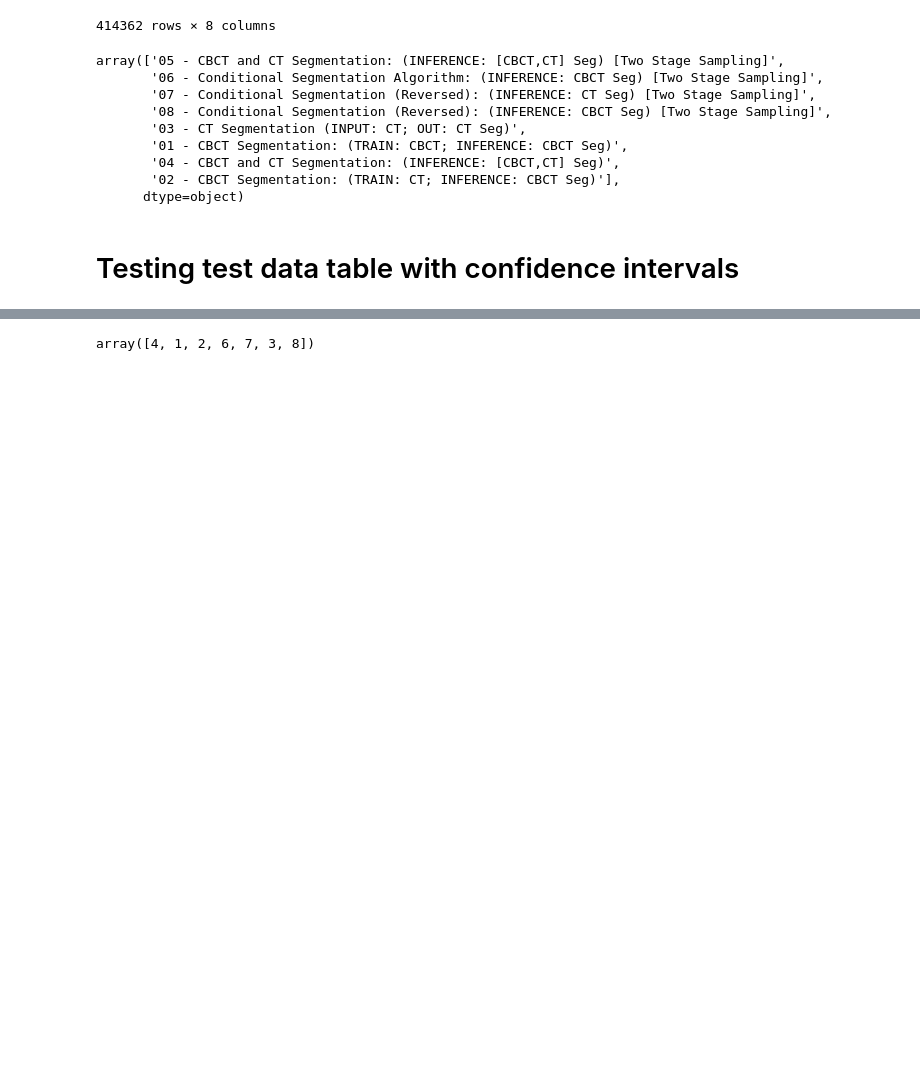
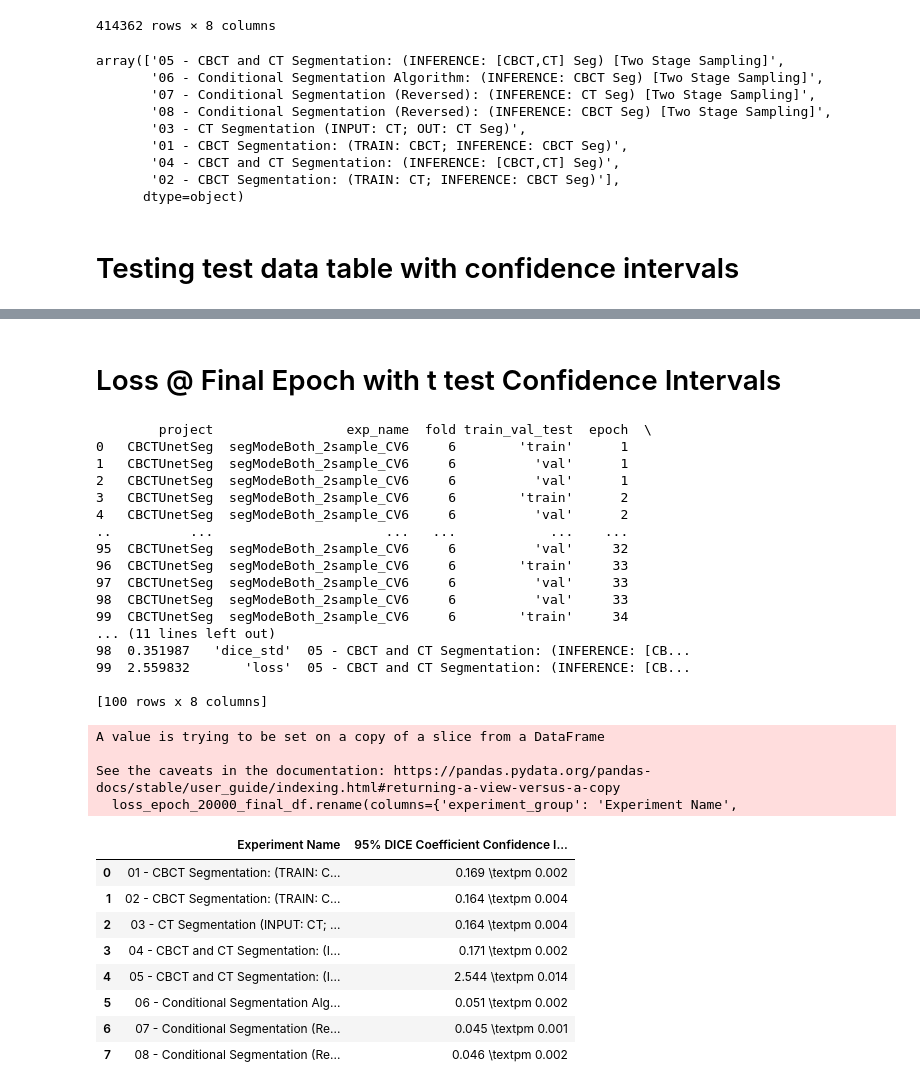
Before and after one commit to bottyBotz/conditional_segmentation_thesis, a Jupyter notebook: analysis.ipynb, the cells around one changed output, grey strips where cells are left out. Drawn from its saved outputs; the diff is of its cells as text; code cells hidden in the pictures; blank space fills up the shorter version.

```diff
--- a/analysis.ipynb
+++ b/analysis.ipynb
@@ -943,4 +980,49 @@ Method: 8
-# %%
-test_df.method.unique()
-# %% [output]
-array([4, 1, 2, 6, 7, 3, 8])
+# %% [markdown]
+# Loss @ Final Epoch with t test Confidence Intervals
+# %%
+loss_at_epoch_dataframe = df[(df['value_type'] == "'loss'") & (df['train_val_test'] == "'train'") & (df['epoch'] == 20000)]
+#print(loss_at_epoch_dataframe.head(100))
+test = loss_at_epoch_dataframe.groupby(['experiment_group', 'epoch'], as_index=False).agg({"value": np.mean})
+print(df[df['experiment_group'] == '05 - CBCT and CT Segmentation: (INFERENCE: [CBCT,CT] Seg) [Two Stage Sampling]'].head(100))
+#todo: is this correct?
+test['t_95_confidence_interval'] = test.apply(lambda row: st.t.interval(0.95, row['epoch'] - 1, loc=row['value'], scale=st.sem(loss_at_epoch_dataframe[loss_at_epoch_dataframe['experiment_group'] == row['experiment_group']]['value'])), axis=1)
+test['half_interval'] = test.apply(lambda row: (row['t_95_confidence_interval'][1] - row['t_95_confidence_interval'][0]) / 2, axis=1)
+test['formatted_ci'] = test.apply(lambda row: f"{row['value']:.3f} \\textpm {row['half_interval']:.3f}", axis=1)
+test[['experiment_group', 'formatted_ci']].head(50)
+
+loss_epoch_20000_final_df = test[['experiment_group', 'formatted_ci']]
+loss_epoch_20000_final_df.rename(columns={'experiment_group': 'Experiment Name',
+                   'formatted_ci': '95% DICE Coefficient Confidence Interval'}, inplace=True, errors = 'raise')
+
+loss_epoch_20000_final_df.head(10)
+# %% [output]
+        project                 exp_name  fold train_val_test  epoch  \
+0   CBCTUnetSeg  segModeBoth_2sample_CV6     6        'train'      1
+1   CBCTUnetSeg  segModeBoth_2sample_CV6     6          'val'      1
+2   CBCTUnetSeg  segModeBoth_2sample_CV6     6          'val'      1
+3   CBCTUnetSeg  segModeBoth_2sample_CV6     6        'train'      2
+4   CBCTUnetSeg  segModeBoth_2sample_CV6     6          'val'      2
+..          ...                      ...   ...            ...    ...
+95  CBCTUnetSeg  segModeBoth_2sample_CV6     6          'val'     32
+96  CBCTUnetSeg  segModeBoth_2sample_CV6     6        'train'     33
+97  CBCTUnetSeg  segModeBoth_2sample_CV6     6          'val'     33
+98  CBCTUnetSeg  segModeBoth_2sample_CV6     6          'val'     33
+99  CBCTUnetSeg  segModeBoth_2sample_CV6     6        'train'     34
+... (11 lines left out)
+98  0.351987   'dice_std'  05 - CBCT and CT Segmentation: (INFERENCE: [CB...
+99  2.559832       'loss'  05 - CBCT and CT Segmentation: (INFERENCE: [CB...
+
+[100 rows x 8 columns]
+A value is trying to be set on a copy of a slice from a DataFrame
+
+See the caveats in the documentation: https://pandas.pydata.org/pandas-docs/stable/user_guide/indexing.html#returning-a-view-versus-a-copy
+  loss_epoch_20000_final_df.rename(columns={'experiment_group': 'Experiment Name',
+|  | Experiment Name | 95% DICE Coefficient Confidence I... |
+| 0 | 01 - CBCT Segmentation: (TRAIN: C... | 0.169 \textpm 0.002 |
+| 1 | 02 - CBCT Segmentation: (TRAIN: C... | 0.164 \textpm 0.004 |
+| 2 | 03 - CT Segmentation (INPUT: CT; ... | 0.164 \textpm 0.004 |
+| 3 | 04 - CBCT and CT Segmentation: (I... | 0.171 \textpm 0.002 |
+| 4 | 05 - CBCT and CT Segmentation: (I... | 2.544 \textpm 0.014 |
+| 5 | 06 - Conditional Segmentation Alg... | 0.051 \textpm 0.002 |
+| 6 | 07 - Conditional Segmentation (Re... | 0.045 \textpm 0.001 |
+| 7 | 08 - Conditional Segmentation (Re... | 0.046 \textpm 0.002 |
```
Also changed, not shown: parts of 16 cells of this notebook.
